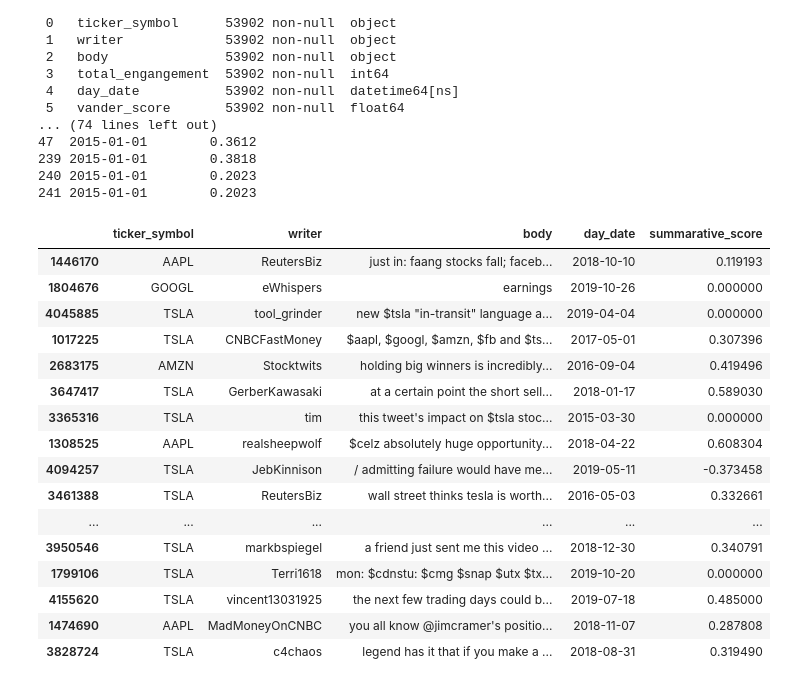
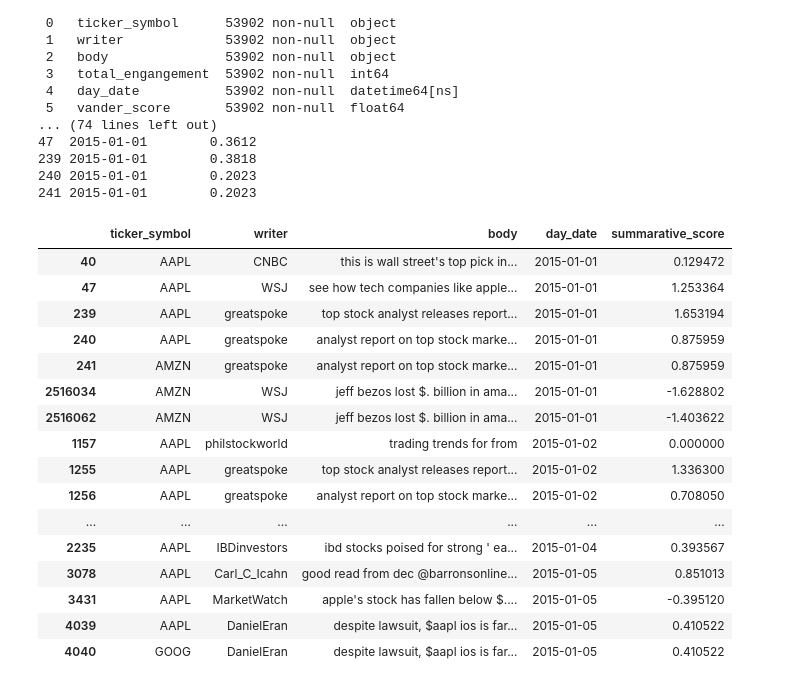
Before and after one commit to jxl22000/Sentiment-Analysis, a Jupyter notebook: test!.ipynb, the cells around one changed output. Saved outputs shown, nothing was run; the diff lists cells and outputs as text; code cells hidden in the pictures.

```diff
--- a/test!.ipynb
+++ b/test!.ipynb
@@ -358,24 +358,24 @@ Data columns (total 6 columns):
 tweet_df['summarative_score'] = tweet_df['total_engangement'] * tweet_df['vander_score'] * 0.01
 tweet_df = tweet_df.drop(['total_engangement', 'vander_score'], axis=1)
 # %%
-tweet_df.sample(20)
+tweet_df.head(20)
 # %% [output]
 |  | ticker_symbol | writer | body | day_date | summarative_score |
-| 1446170 | AAPL | ReutersBiz | just in: faang stocks fall; faceb... | 2018-10-10 | 0.119193 |
-| 1804676 | GOOGL | eWhispers | earnings | 2019-10-26 | 0.000000 |
-| 4045885 | TSLA | tool_grinder | new $tsla "in-transit" language a... | 2019-04-04 | 0.000000 |
-| 1017225 | TSLA | CNBCFastMoney | $aapl, $googl, $amzn, $fb and $ts... | 2017-05-01 | 0.307396 |
-| 2683175 | AMZN | Stocktwits | holding big winners is incredibly... | 2016-09-04 | 0.419496 |
-| 3647417 | TSLA | GerberKawasaki | at a certain point the short sell... | 2018-01-17 | 0.589030 |
-| 3365316 | TSLA | tim | this tweet's impact on $tsla stoc... | 2015-03-30 | 0.000000 |
-| 1308525 | AAPL | realsheepwolf | $celz absolutely huge opportunity... | 2018-04-22 | 0.608304 |
-| 4094257 | TSLA | JebKinnison | / admitting failure would have me... | 2019-05-11 | -0.373458 |
-| 3461388 | TSLA | ReutersBiz | wall street thinks tesla is worth... | 2016-05-03 | 0.332661 |
+| 40 | AAPL | CNBC | this is wall street's top pick in... | 2015-01-01 | 0.129472 |
+| 47 | AAPL | WSJ | see how tech companies like apple... | 2015-01-01 | 1.253364 |
+| 239 | AAPL | greatspoke | top stock analyst releases report... | 2015-01-01 | 1.653194 |
+| 240 | AAPL | greatspoke | analyst report on top stock marke... | 2015-01-01 | 0.875959 |
+| 241 | AMZN | greatspoke | analyst report on top stock marke... | 2015-01-01 | 0.875959 |
+| 2516034 | AMZN | WSJ | jeff bezos lost $. billion in ama... | 2015-01-01 | -1.628802 |
+| 2516062 | AMZN | WSJ | jeff bezos lost $. billion in ama... | 2015-01-01 | -1.403622 |
+| 1157 | AAPL | philstockworld | trading trends for from | 2015-01-02 | 0.000000 |
+| 1255 | AAPL | greatspoke | top stock analyst releases report... | 2015-01-02 | 1.336300 |
+| 1256 | AAPL | greatspoke | analyst report on top stock marke... | 2015-01-02 | 0.708050 |
 | ... | ... | ... | ... | ... | ... |
-| 3950546 | TSLA | markbspiegel | a friend just sent me this video ... | 2018-12-30 | 0.340791 |
-| 1799106 | TSLA | Terri1618 | mon: $cdnstu: $cmg $snap $utx $tx... | 2019-10-20 | 0.000000 |
-| 4155620 | TSLA | vincent13031925 | the next few trading days could b... | 2019-07-18 | 0.485000 |
-| 1474690 | AAPL | MadMoneyOnCNBC | you all know @jimcramer's positio... | 2018-11-07 | 0.287808 |
-| 3828724 | TSLA | c4chaos | legend has it that if you make a ... | 2018-08-31 | 0.319490 |
+| 2235 | AAPL | IBDinvestors | ibd stocks poised for strong ' ea... | 2015-01-04 | 0.393567 |
+| 3078 | AAPL | Carl_C_Icahn | good read from dec @barronsonline... | 2015-01-05 | 0.851013 |
+| 3431 | AAPL | MarketWatch | apple's stock has fallen below $.... | 2015-01-05 | -0.395120 |
+| 4039 | AAPL | DanielEran | despite lawsuit, $aapl ios is far... | 2015-01-05 | 0.410522 |
+| 4040 | GOOG | DanielEran | despite lawsuit, $aapl ios is far... | 2015-01-05 | 0.410522 |
 # %%
 #sum or avg the summarative_scores for one date
```
Also changed, not shown: parts of 6 cells of this notebook.
